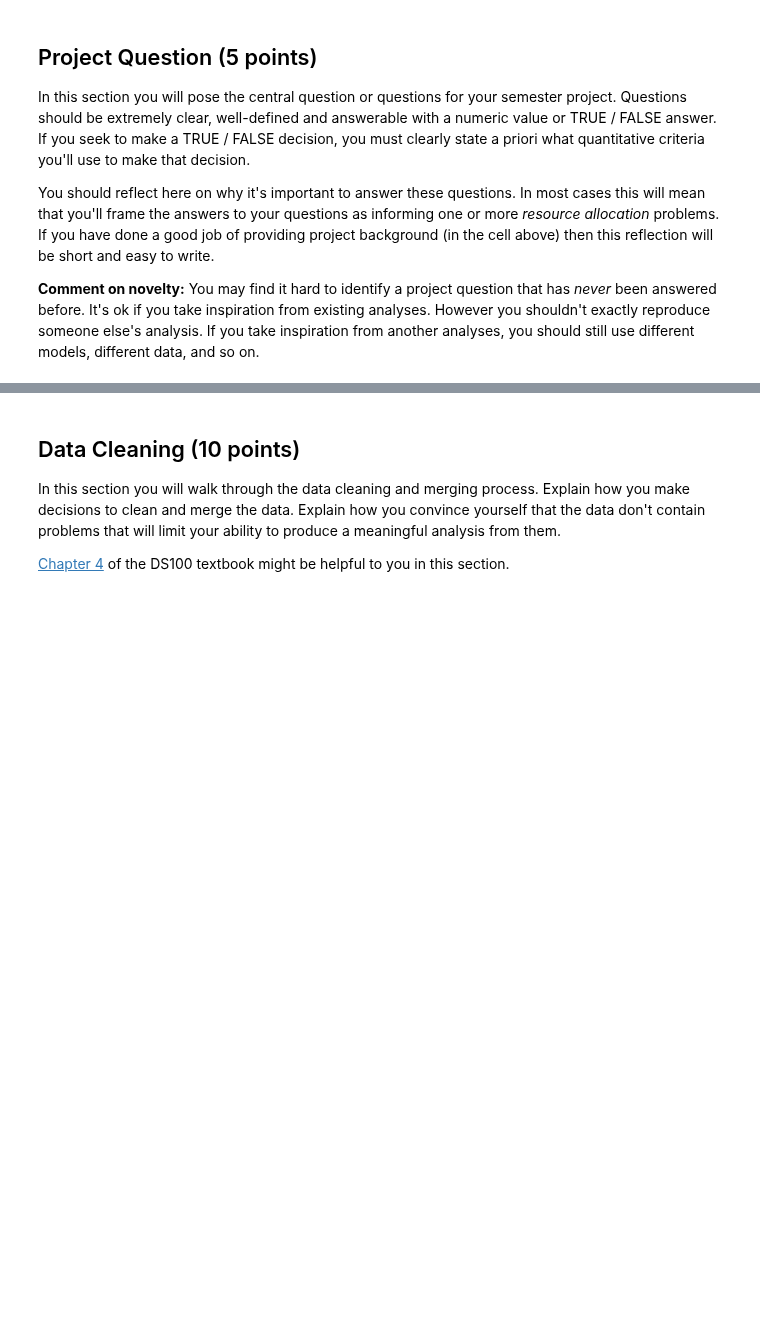
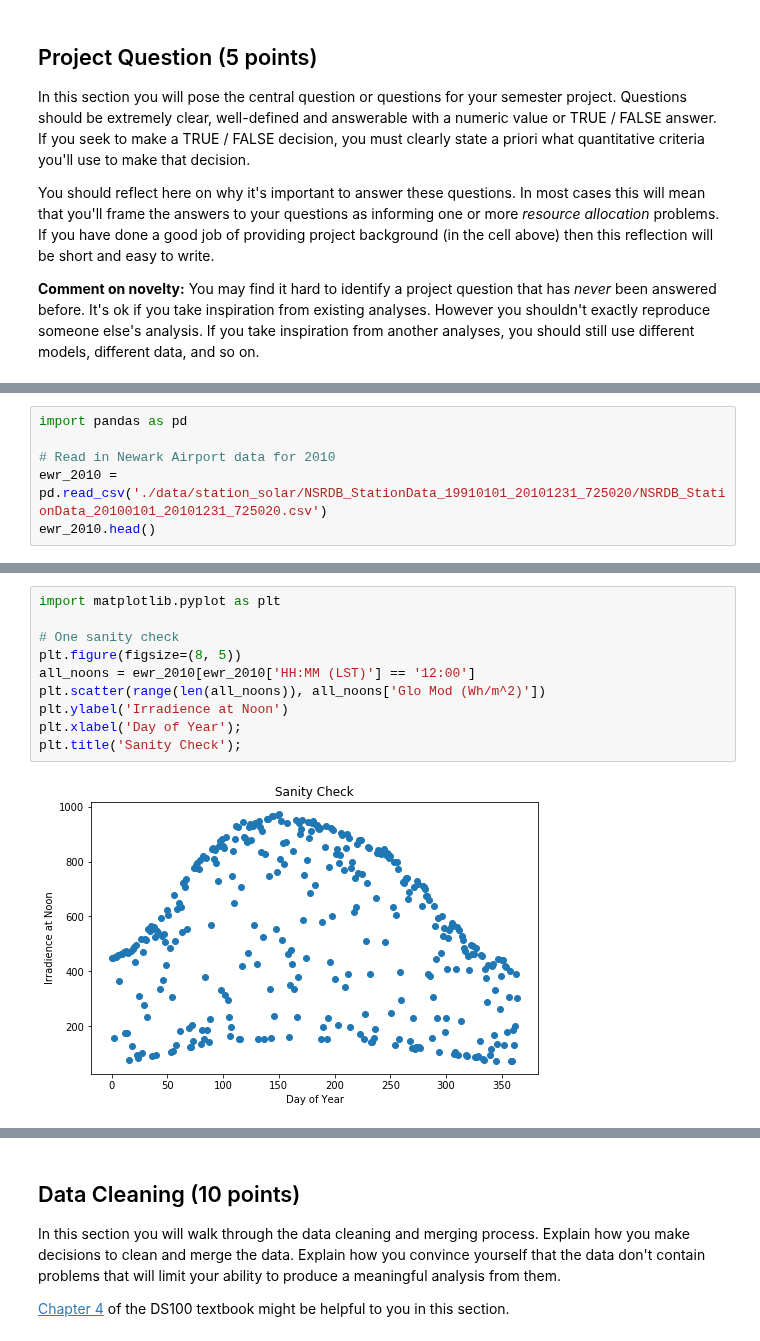
Before and after one commit to jackcsullivan/ER190C_final_proj, a Jupyter notebook: FinalProject.ipynb, the cells around one changed output, grey strips where cells are left out. Cells and saved outputs as stored; diff of their text form; blank space fills up the shorter version.

```diff
--- a/FinalProject.ipynb
+++ b/FinalProject.ipynb
@@ -73,0 +82,6 @@ Here you will provide an initial description of your data sets, including:
+# %%
+import pandas as pd
+
+# Read in Newark Airport data for 2010
+ewr_2010 = pd.read_csv('./data/station_solar/NSRDB_StationData_19910101_20101231_725020/NSRDB_StationData_20100101_20101231_725020.csv')
+ewr_2010.head()
@@ -73,0 +110,12 @@ Here you will provide an initial description of your data sets, including:
+# %%
+import matplotlib.pyplot as plt
+
+# One sanity check
+plt.figure(figsize=(8, 5))
+all_noons = ewr_2010[ewr_2010['HH:MM (LST)'] == '12:00']
+plt.scatter(range(len(all_noons)), all_noons['Glo Mod (Wh/m^2)'])
+plt.ylabel('Irradience at Noon')
+plt.xlabel('Day of Year');
+plt.title('Sanity Check');
+# %% [output]
+[figure, added]
```
Also changed, not shown: parts of 13 cells of this notebook, 6 other files.
